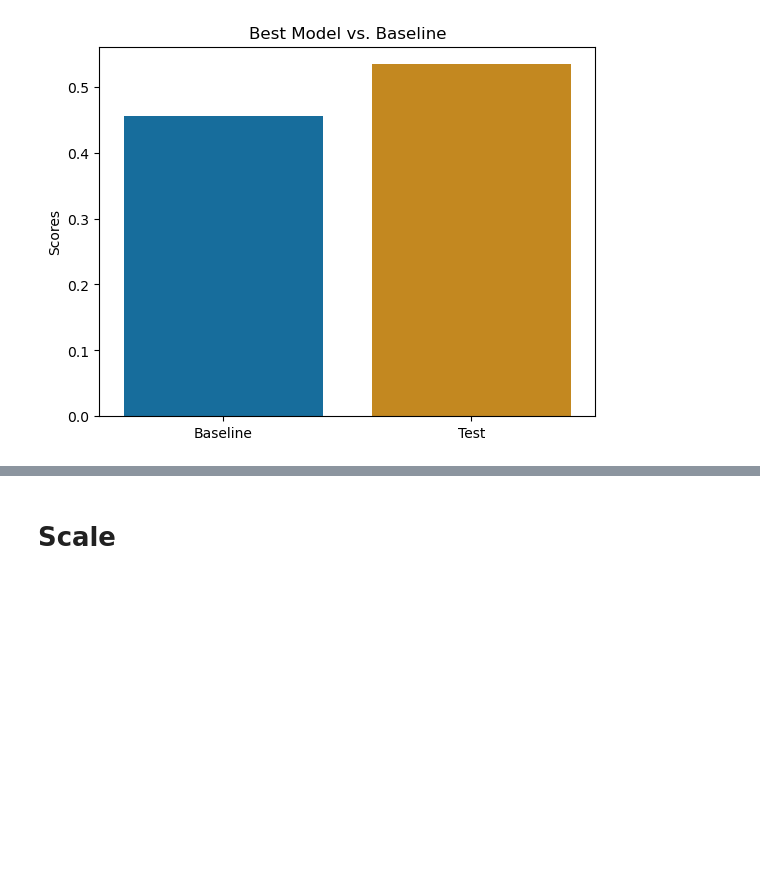
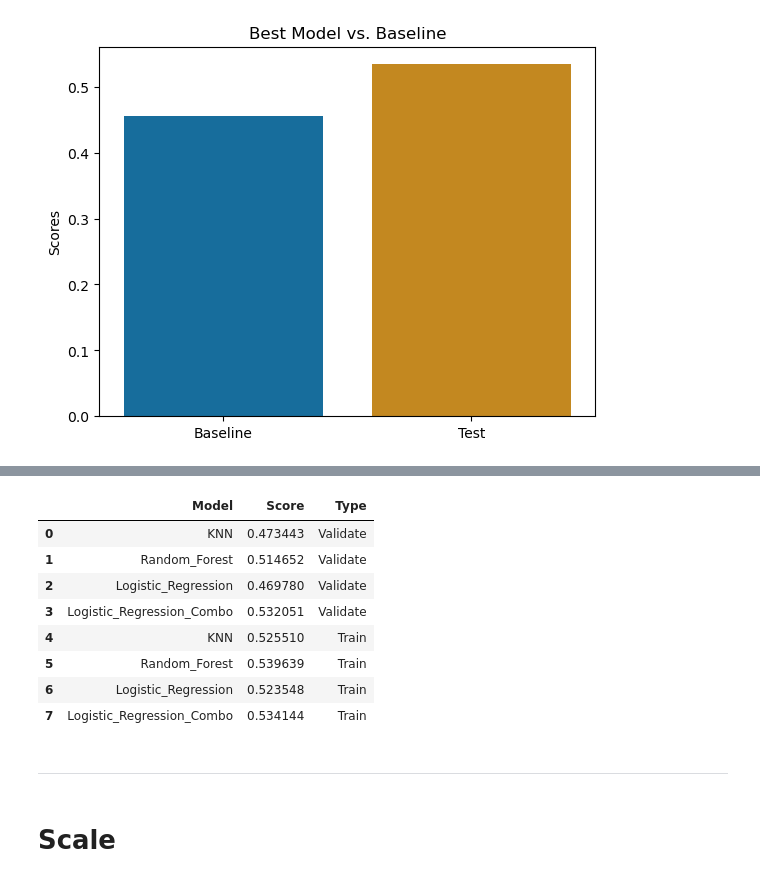
Before and after one commit to noether-manjor/clustering-project, a Jupyter notebook: manny/modeling_mvp.ipynb, the cells around one changed output, grey strips where cells are left out. Saved outputs shown, nothing was run; the diff lists cells and outputs as text; code cells hidden in the pictures; blank space fills up the shorter version.

Commit message:
melted

```diff
--- a/manny/modeling_mvp.ipynb
+++ b/manny/modeling_mvp.ipynb
@@ -556,3 +540,19 @@ UFuncTypeError: ufunc 'multiply' did not contain a loop with signature matching
+# %%
+melted_scores_df = pd.read_csv('melted_scores_df.csv')
+# %%
+melted_scores_df
+# %% [output]
+|  | Model | Score | Type |
+| 0 | KNN | 0.473443 | Validate |
+| 1 | Random_Forest | 0.514652 | Validate |
+| 2 | Logistic_Regression | 0.469780 | Validate |
+| 3 | Logistic_Regression_Combo | 0.532051 | Validate |
+| 4 | KNN | 0.525510 | Train |
+| 5 | Random_Forest | 0.539639 | Train |
+| 6 | Logistic_Regression | 0.523548 | Train |
+| 7 | Logistic_Regression_Combo | 0.534144 | Train |
+# %% [markdown]
+---
 # %% [markdown]
 # Scale
 # %%
```
Also changed, not shown: parts of 31 cells of this notebook.
